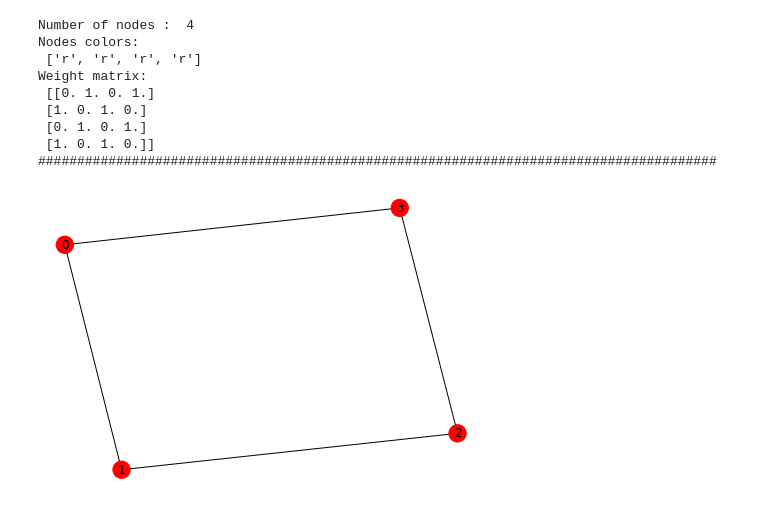
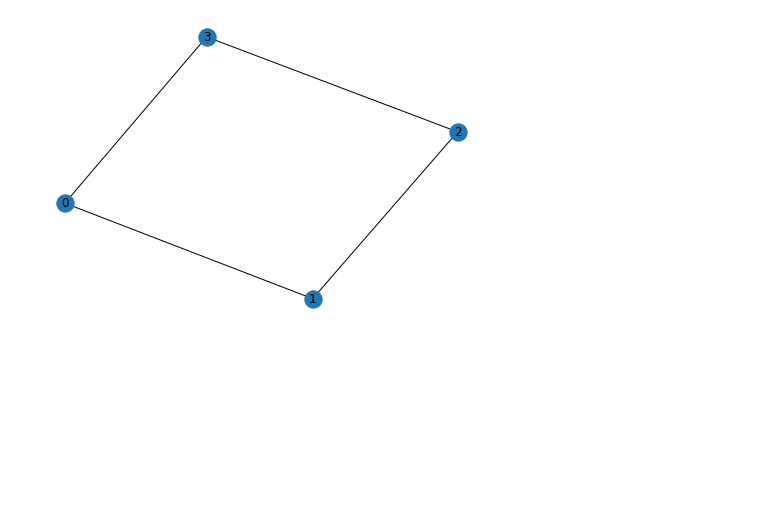
Before and after one commit to VoicuTomut/MaxCut_qosf_screening_tasks, a Jupyter notebook: MaxCut_01.ipynb, the cells around one changed output. Saved outputs shown, nothing was run; the diff lists cells and outputs as text; code cells hidden in the pictures; blank space fills up the shorter version.

```diff
--- a/MaxCut_01.ipynb
+++ b/MaxCut_01.ipynb
@@ -23,24 +44,13 @@ warnings.filterwarnings('ignore')
 # %%
 
 #Example:#
-elist=[(0, 1,1.0), (0, 3,1.0), (1, 2,1.0), (2, 3,1.0)] #[(0, 1,1), (1, 2,1), (2, 0,1), (2, 3,1)]#[(0,1,1.0),(1,2,9.0),(0,2,7.0),(3,1,5),(2,3,3.0),(0,3,1.0),(4,3,1),(4,2,1)]#[(0,1,1.0),(1,2,1.0),(2,3,1.0)]
-G1=Graph(4,elist)
+graph=[(0, 1,1.0), (0, 3,1.0), (1, 2,1.0), (2, 3,1.0)]
+nr_nodes=4
 
-print("Number of nodes : ",G1.nr_nodes)
-print("Nodes colors: \n",G1.colors)
-print("Weight matrix: \n",G1.W)
-print("#######################################################################################")
-nx.draw(G1.G,node_color=G1.colors,with_labels=True)
+G=nx.Graph()
+G.add_weighted_edges_from(graph)
+nx.draw(G,with_labels=True)
 # %% [output]
-Number of nodes :  4
-Nodes colors:
- ['r', 'r', 'r', 'r']
-Weight matrix:
- [[0. 1. 0. 1.]
- [1. 0. 1. 0.]
- [0. 1. 0. 1.]
- [1. 0. 1. 0.]]
-#######################################################################################
-[figure, old version]
+[figure, new version]
 # %%
 #brut force  for verification  :
```
Also changed, not shown: parts of 14 cells of this notebook, 2 other files.
